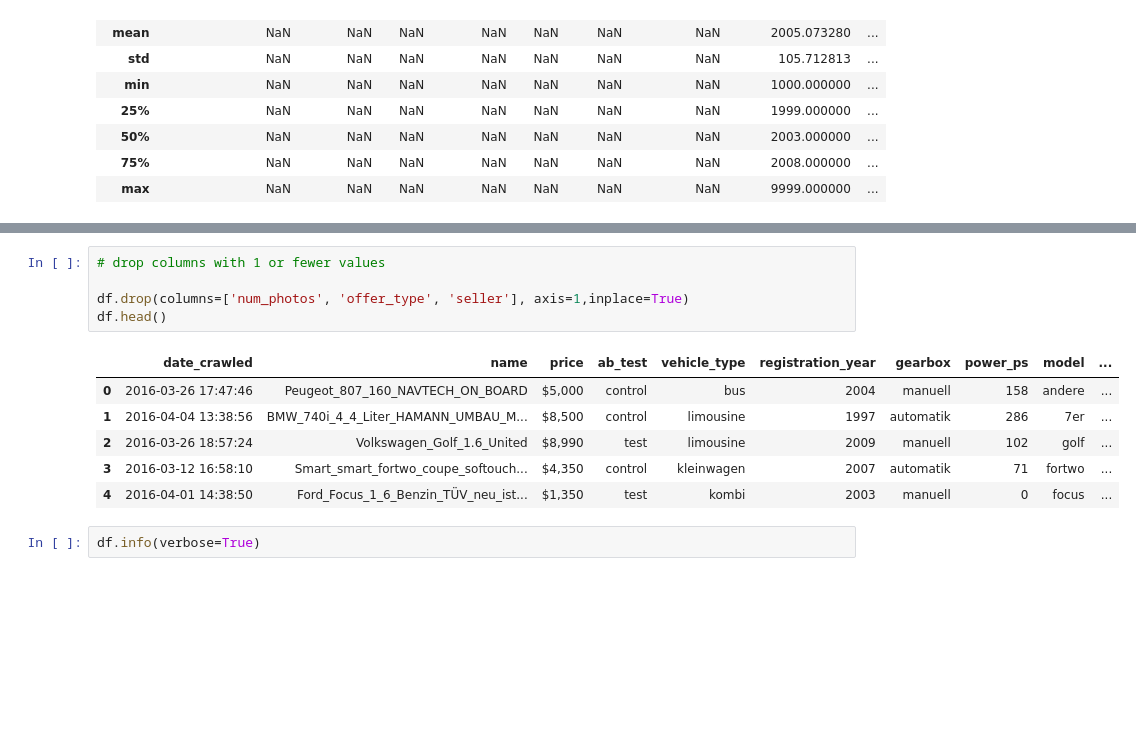
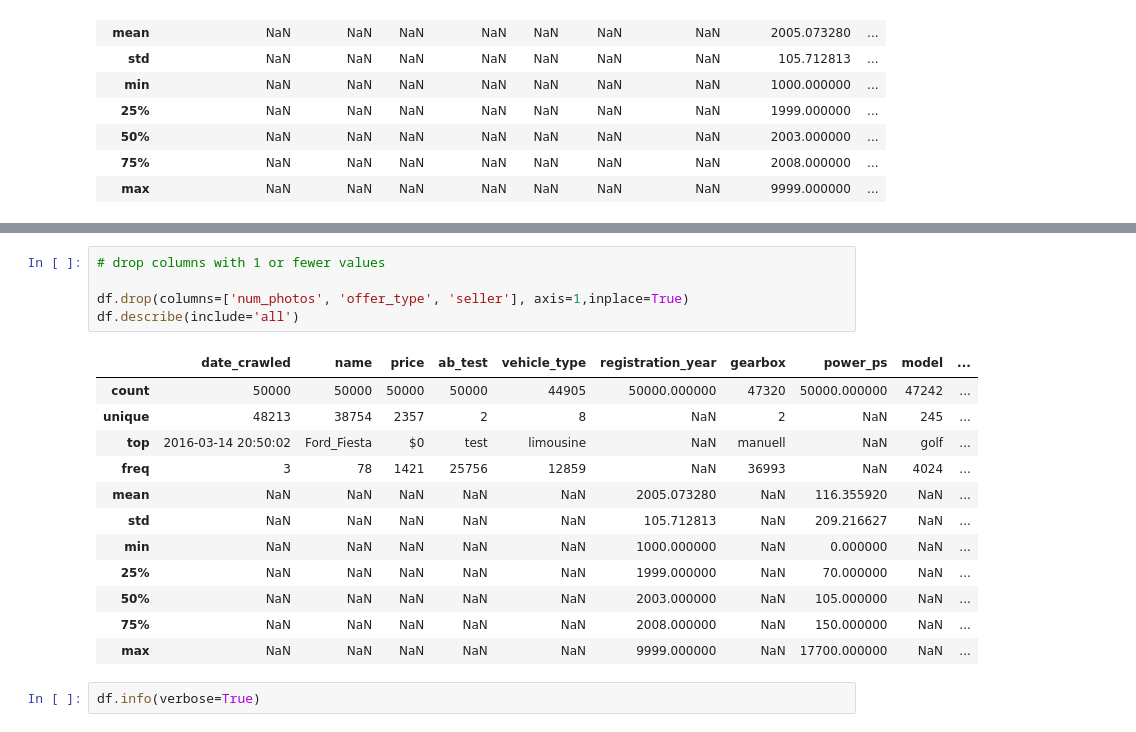
Before and after one commit to drusho/data_analysis, a Jupyter notebook: Exploring_Car_Sales_Data.ipynb, the cells around one changed output, grey strips where cells are left out. Saved outputs shown, nothing was run; the diff lists cells and outputs as text; blank space fills up the shorter version.

```diff
--- a/Exploring_Car_Sales_Data.ipynb
+++ b/Exploring_Car_Sales_Data.ipynb
@@ -158,15 +153,21 @@ Columns with numeric data stored as text that needs to be cleaned
 # %%
 # drop columns with 1 or fewer values
 
 df.drop(columns=['num_photos', 'offer_type', 'seller'], axis=1,inplace=True)
-df.head()
+df.describe(include='all')
 # %% [output]
 |  | date_crawled | name | price | ab_test | vehicle_type | registration_year | gearbox | power_ps | model | ... |
-| 0 | 2016-03-26 17:47:46 | Peugeot_807_160_NAVTECH_ON_BOARD | $5,000 | control | bus | 2004 | manuell | 158 | andere | ... |
-| 1 | 2016-04-04 13:38:56 | BMW_740i_4_4_Liter_HAMANN_UMBAU_M... | $8,500 | control | limousine | 1997 | automatik | 286 | 7er | ... |
-| 2 | 2016-03-26 18:57:24 | Volkswagen_Golf_1.6_United | $8,990 | test | limousine | 2009 | manuell | 102 | golf | ... |
-| 3 | 2016-03-12 16:58:10 | Smart_smart_fortwo_coupe_softouch... | $4,350 | control | kleinwagen | 2007 | automatik | 71 | fortwo | ... |
-| 4 | 2016-04-01 14:38:50 | Ford_Focus_1_6_Benzin_TÜV_neu_ist... | $1,350 | test | kombi | 2003 | manuell | 0 | focus | ... |
+| count | 50000 | 50000 | 50000 | 50000 | 44905 | 50000.000000 | 47320 | 50000.000000 | 47242 | ... |
+| unique | 48213 | 38754 | 2357 | 2 | 8 | NaN | 2 | NaN | 245 | ... |
+| top | 2016-03-14 20:50:02 | Ford_Fiesta | $0 | test | limousine | NaN | manuell | NaN | golf | ... |
+| freq | 3 | 78 | 1421 | 25756 | 12859 | NaN | 36993 | NaN | 4024 | ... |
+| mean | NaN | NaN | NaN | NaN | NaN | 2005.073280 | NaN | 116.355920 | NaN | ... |
+| std | NaN | NaN | NaN | NaN | NaN | 105.712813 | NaN | 209.216627 | NaN | ... |
+| min | NaN | NaN | NaN | NaN | NaN | 1000.000000 | NaN | 0.000000 | NaN | ... |
+| 25% | NaN | NaN | NaN | NaN | NaN | 1999.000000 | NaN | 70.000000 | NaN | ... |
+| 50% | NaN | NaN | NaN | NaN | NaN | 2003.000000 | NaN | 105.000000 | NaN | ... |
+| 75% | NaN | NaN | NaN | NaN | NaN | 2008.000000 | NaN | 150.000000 | NaN | ... |
+| max | NaN | NaN | NaN | NaN | NaN | 9999.000000 | NaN | 17700.000000 | NaN | ... |
 # %%
 df.info(verbose=True)
 # %% [output]
```
Also changed, not shown: parts of 9 cells of this notebook.
